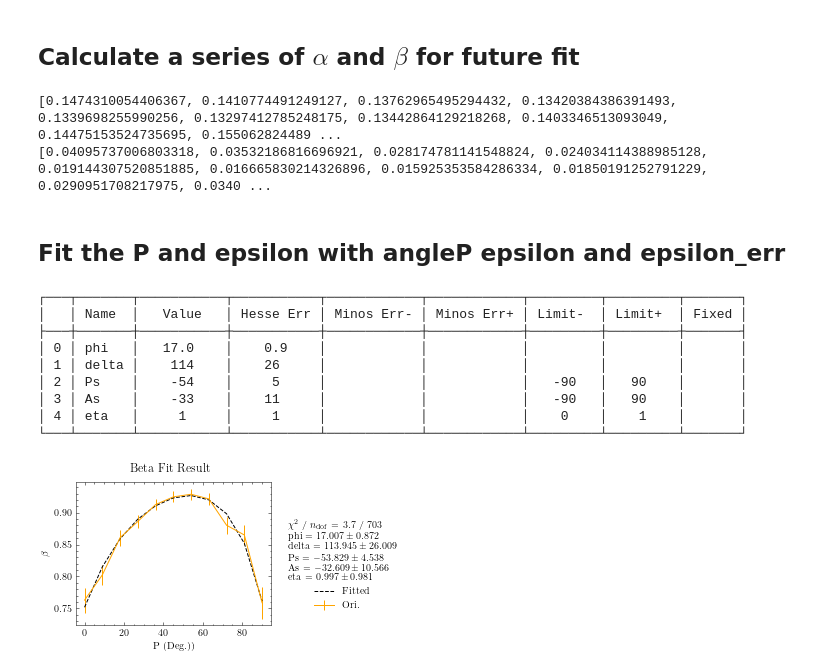
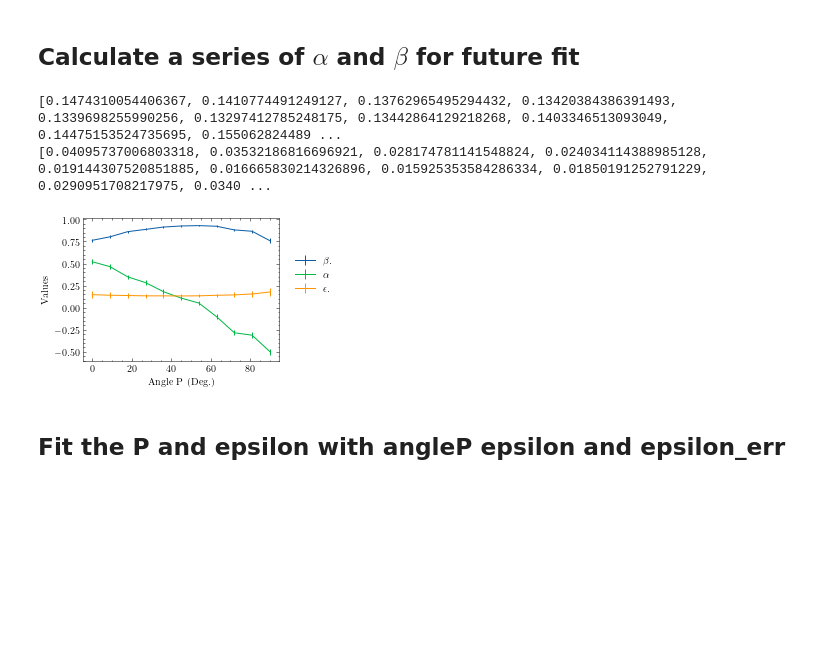
Before and after one commit to H-J-H1209/RefractionIndex, a Jupyter notebook: calibration.ipynb, the cells around one changed output. Drawn from its saved outputs; the diff is of its cells as text; code cells hidden in the pictures; blank space fills up the shorter version.

```diff
--- a/calibration.ipynb
+++ b/calibration.ipynb
@@ -177,33 +177,43 @@ for ip in range(11):
     epsilon_err.append(sqrt(4*para[1]**2*err[1]**2+4*para[2]**2*err[2]**2).real)
     signal_fit=intensityFun(time_cut,*para)
     ratio_fit=signal_cut/signal_fit
     fig,ax=plt.subplots(2,1,sharex=True)
     fit_info = [
         f"$\\chi^2$ / $n_\\mathrm{{dof}}$ = {m.fval:.1f} / {len(time_cut) - m.nfit}",
         ]
     for p, v, e in zip(m.parameters, m.values, m.errors):
         fit_info.append(f"{p} = ${v:.3f} \\pm {e:.3f}$")
     ax[1].set_xlabel('Time (s)')
     ax[0].set_ylabel('Intensity')
     ax[0].plot(time_cut,signal_cut,label='Ori. signal',linewidth=1,color='orange')#,color='blue)
     ax[0].plot(time_cut,signal_fit,label='Fitted signal',linestyle="--",color='k',linewidth=1)#,color='blue)
     ax[1].set_ylabel('Ratio')
     ax[1].plot(time_cut,ratio_fit,'.',label='Ori. Vs. Fitted',markersize=1)
     plt.fill_between(time_cut,npy.mean(ratio_fit)+npy.std(ratio_fit),npy.mean(ratio_fit)-npy.std(ratio_fit),alpha=0.3)
     ax[1].fill
     fig.legend(title="\n".join(fit_info),bbox_to_anchor=(0.95, 0.7), loc=2, borderaxespad=0)
     fig.suptitle(str(ip*9)+' Deg. Fit Result')
     # ax[0].legend(title="\n".join(fit_info))
     # ax[0].legend()
     # ax[1].legend()
     fig.patch.set_facecolor('white')
     fig.savefig('cali_figure/Fit'+ str(ip*9)+ 'DegIntensityVsTime.png',dpi=1000)
     plt.close()
 print(epsilon)
 print(epsilon_err)
+fig,ax=plt.subplots()
+ax.errorbar(angleP,beta,beta_err,label='$\\beta$.',linewidth=1)#''',color='orange')'''#,color='blue)
+ax.errorbar(angleP,alpha,alpha_err,label='$\\alpha$',linewidth=1)#,color='orange')#,color='blue)
+ax.errorbar(angleP,epsilon,epsilon_err,label='$\\epsilon$.',linewidth=1)#,color='orange')#,color='blue)
+ax.set_xlabel('Angle P (Deg.)')
+ax.set_ylabel('Values')
+fig.legend(bbox_to_anchor=(0.95, 0.7), loc=2, borderaxespad=0)
+fig.patch.set_facecolor('white')
+fig.savefig('cali_figure/alphabeta.png',dpi=1000)
 # %% [output]
 [0.1474310054406367, 0.1410774491249127, 0.13762965495294432, 0.13420384386391493, 0.1339698255990256, 0.13297412785248175, 0.13442864129218268, 0.1403346513093049, 0.14475153524735695, 0.155062824489 ...
 [0.04095737006803318, 0.03532186816696921, 0.028174781141548824, 0.024034114388985128, 0.019144307520851885, 0.016665830214326896, 0.015925353584286334, 0.01850191252791229, 0.0290951708217975, 0.0340 ...
+[figure, added]
 # %% [markdown]
 ## Fit the P and epsilon with angleP epsilon and epsilon_err
 # %%
@@ -228,54 +238,11 @@ def betaFun(P,phi,delta,Ps,As,eta):
     b1=( 2*tan(phi_radian)*cos(delta_radian)*tan(P-Ps_radian) ) /( ( tan(phi_radian) )**2+( tan(P-Ps_radian) )**2 )
     return  1/eta * ( a1*sin(2*As_radian)+b1*cos(2*As_radian) )
 
-# least_squares_residual=LeastSquares(angleP_radian,epsilon,epsilon_err,residualFun)
-least_squares_residual=LeastSquares(angleP_radian,beta,beta_err,betaFun)
-m=Minuit(least_squares_residual,phi=18,delta=-1,Ps=0,As=0,eta=1)
-# m=Minuit(least_squares_residual,phi=0,delta=0,Ps=0,As=0)
-# m.limits[0]=(-90,90)
-# m.limits[1]=(-90,90)
-m.limits[2]=(-90,90)
-m.limits[3]=(-90,90)
-m.limits[4]=(0,1)
-# m.fixed['eta']=True
-m.migrad()
-m.hesse()
-# m.minos()
-# epsilon_fit=residualFun(npy.array(angleP_radian),*m.values)
-beta_fit=betaFun(npy.array(angleP_radian),*m.values)
-fig,ax=plt.subplots()
-fit_info = [
-    f"$\\chi^2$ / $n_\\mathrm{{dof}}$ = {m.fval:.1f} / {len(time_cut) - m.nfit}",
-    ]
-for p, v, e in zip(m.parameters, m.values, m.errors):
-    fit_info.append(f"{p} = ${v:.3f} \\pm {e:.3f}$")
-ax.set_xlabel('P (Deg.))')
-ax.set_ylabel('$\\beta$')
-# ax.errorbar(angleP,epsilon,epsilon_err,label='Ori.',linewidth=1,color='orange')#,color='blue)
-ax.errorbar(angleP,beta,beta_err,label='Ori.',linewidth=1,color='orange')#,color='blue)
-ax.plot(angleP,beta_fit,label='Fitted',linestyle="--",color='k',linewidth=1)#,color='blue)
-# ax.plot(angleP,epsilon_fit,label='Fitted',linestyle="--",color='k',linewidth=1)#,color='blue)
-# ax.set_ylabel('Ratio')
-# ax.plot(time_cut,ratio_fit,'.',label='Ori. Vs. Fitted',markersize=1)
-# plt.fill_between(time_cut,npy.mean(ratio_fit)+npy.std(ratio_fit),npy.mean(ratio_fit)-npy.std(ratio_fit),alpha=0.3)
-# ax[1].fill
-fig.legend(title="\n".join(fit_info),bbox_to_anchor=(0.95, 0.7), loc=2, borderaxespad=0)
-fig.suptitle('Beta Fit Result')
-# ax[0].legend(title="\n".join(fit_info))
-# ax[0].legend()
-# ax[1].legend()
-fig.patch.set_facecolor('white')
-fig.savefig('cali_figure/ResidualFit.png',dpi=1000)
-print(m.params)
-# plt.close()
+def alphaFun(P,phi,delta,Ps,As,eta):
+    As_radian=As/180*pi
+    Ps_radian=Ps/180*pi
+    phi_radian=phi/180*pi
+    delta_radian=delta/180*pi
+    a1=( ( tan(phi_radian) )**2-( tan(P-Ps_radian) )**2 )/( ( tan(phi_radian) )**2+( tan(P-Ps_radian) )**2 )
+    b1=( 2*tan(phi_radian)*cos(delta_radian)*tan(P-Ps_radian) ) /( ( tan(phi_radian) )**2+( tan(P-Ps_radian) )**2 )
+    return  1/eta * ( a1*cos(2*As_radian)-b1*sin(2*As_radian) )
-# %% [output]
-┌───┬───────┬───────────┬───────────┬────────────┬────────────┬─────────┬─────────┬───────┐
-│   │ Name  │   Value   │ Hesse Err │ Minos Err- │ Minos Err+ │ Limit-  │ Limit+  │ Fixed │
-├───┼───────┼───────────┼───────────┼────────────┼────────────┼─────────┼─────────┼───────┤
-│ 0 │ phi   │   17.0    │    0.9    │            │            │         │         │       │
-│ 1 │ delta │    114    │    26     │            │            │         │         │       │
-│ 2 │ Ps    │    -54    │     5     │            │            │   -90   │   90    │       │
-│ 3 │ As    │    -33    │    11     │            │            │   -90   │   90    │       │
-│ 4 │ eta   │     1     │     1     │            │            │    0    │    1    │       │
-└───┴───────┴───────────┴───────────┴────────────┴────────────┴─────────┴─────────┴───────┘
-[figure, removed]
```
Also changed, not shown: parts of 2 cells of this notebook.
